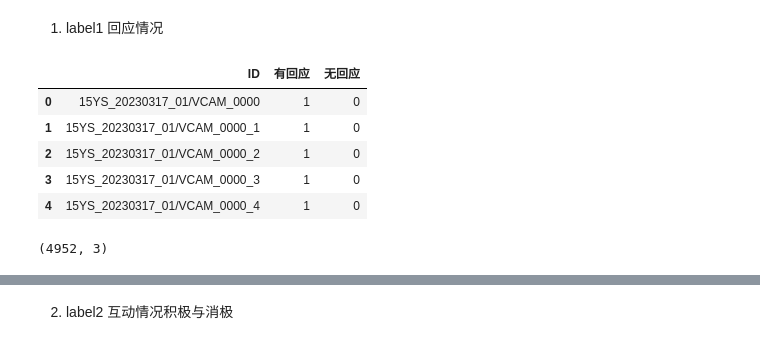
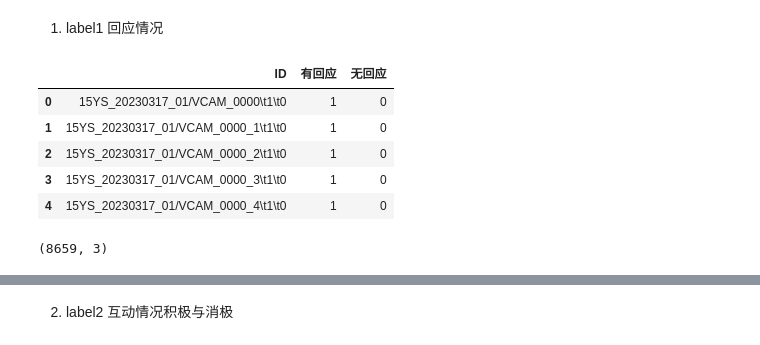
Before and after one commit to AnsonLo11/siblingsDatasetBaseline, a Jupyter notebook: data_preprocess.ipynb, the cells around one changed output, grey strips where cells are left out. Saved outputs shown, nothing was run; the diff lists cells and outputs as text; code cells hidden in the pictures.

```diff
--- a/data_preprocess.ipynb
+++ b/data_preprocess.ipynb
@@ -19,19 +19,20 @@ import json
 # %%
 import os
 import pandas as pd
 
 # 1. 回应情况
-label1 = pd.read_csv('all_label/回应情况-表格 1.csv',header=0).iloc[:,:3]
+# label1 = pd.read_csv('all_label/回应情况-表格 1.csv',header=0).iloc[:,:3]
+label1 = pd.read_csv('0929_回应情况.csv',header=0).iloc[:,:3]
 label1.head()
 # %% [output]
 |  | ID | 有回应 | 无回应 |
-| 0 | 15YS_20230317_01/VCAM_0000 | 1 | 0 |
-| 1 | 15YS_20230317_01/VCAM_0000_1 | 1 | 0 |
-| 2 | 15YS_20230317_01/VCAM_0000_2 | 1 | 0 |
-| 3 | 15YS_20230317_01/VCAM_0000_3 | 1 | 0 |
-| 4 | 15YS_20230317_01/VCAM_0000_4 | 1 | 0 |
+| 0 | 15YS_20230317_01/VCAM_0000\t1\t0 | 1 | 0 |
+| 1 | 15YS_20230317_01/VCAM_0000_1\t1\t0 | 1 | 0 |
+| 2 | 15YS_20230317_01/VCAM_0000_2\t1\t0 | 1 | 0 |
+| 3 | 15YS_20230317_01/VCAM_0000_3\t1\t0 | 1 | 0 |
+| 4 | 15YS_20230317_01/VCAM_0000_4\t1\t0 | 1 | 0 |
 # %%
 label1.shape
 # %% [output]
-(4952, 3)
+(8659, 3)
 # %%
```
Also changed, not shown: parts of 16 cells of this notebook, 1 other file.
